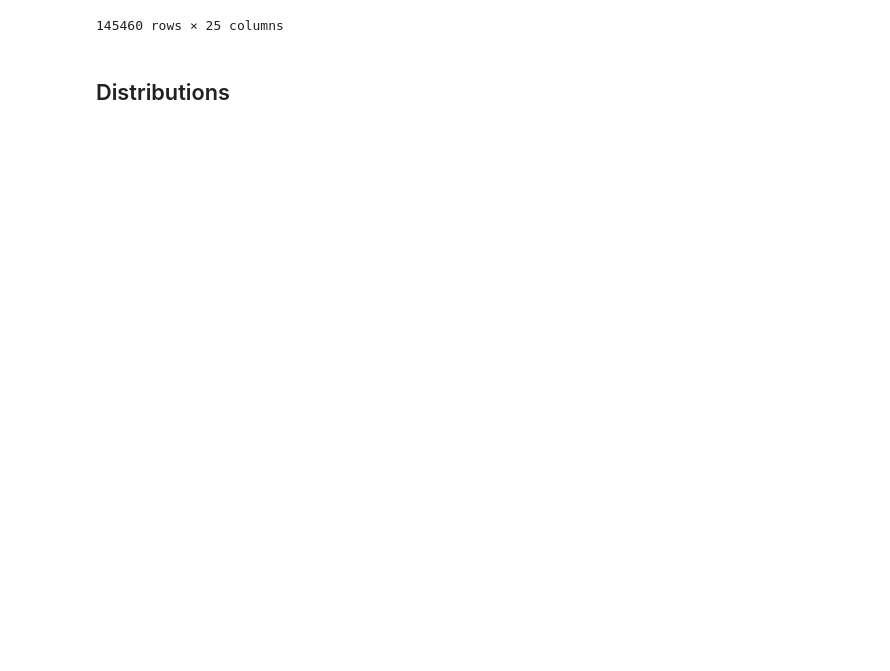
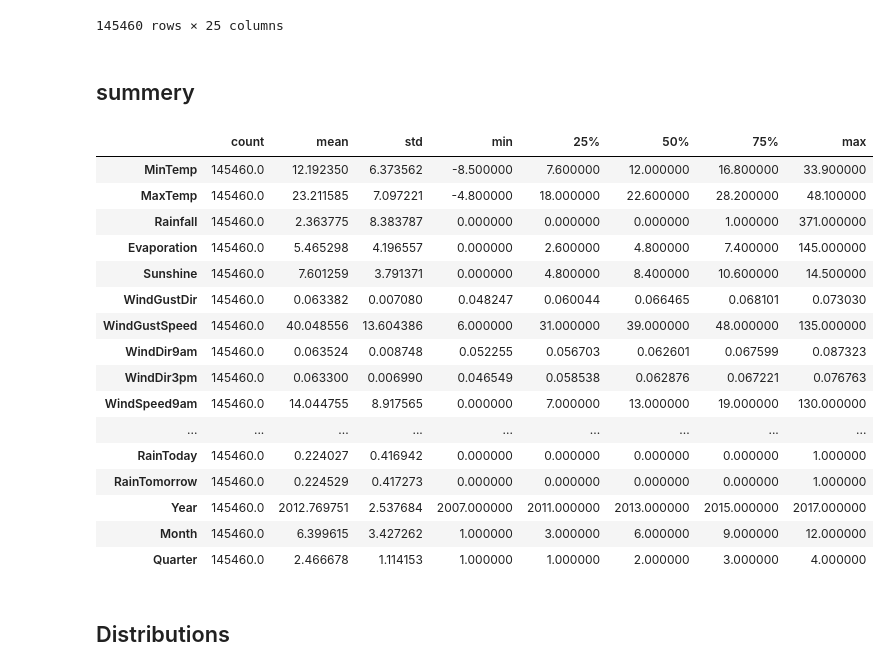
Before and after one commit to ashen007/Australia_rain_prediction, a Jupyter notebook: model/logistic model.ipynb, the cells around one changed output. Cells and saved outputs as stored; diff of their text form; code cells hidden in the pictures; blank space fills up the shorter version.

```diff
--- a/model/logistic model.ipynb
+++ b/model/logistic model.ipynb
@@ -81,6 +81,28 @@ data
 | 2017-06-24 | Uluru | 7.8 | 27.000000 | 0.0 | 9.2 | 8.7 | 0.069545 | 28.0 | 0.067599 | ... |
 | 2017-06-25 | Uluru | 14.9 | 30.383195 | 0.0 | 4.2 | 7.2 | 0.061240 | 50.0 | 0.056483 | ... |
 145460 rows × 25 columns
+# %% [markdown]
+## summery
+# %%
+data.describe().T
+# %% [output]
+|  | count | mean | std | min | 25% | 50% | 75% | max |
+| MinTemp | 145460.0 | 12.192350 | 6.373562 | -8.500000 | 7.600000 | 12.000000 | 16.800000 | 33.900000 |
+| MaxTemp | 145460.0 | 23.211585 | 7.097221 | -4.800000 | 18.000000 | 22.600000 | 28.200000 | 48.100000 |
+| Rainfall | 145460.0 | 2.363775 | 8.383787 | 0.000000 | 0.000000 | 0.000000 | 1.000000 | 371.000000 |
+| Evaporation | 145460.0 | 5.465298 | 4.196557 | 0.000000 | 2.600000 | 4.800000 | 7.400000 | 145.000000 |
+| Sunshine | 145460.0 | 7.601259 | 3.791371 | 0.000000 | 4.800000 | 8.400000 | 10.600000 | 14.500000 |
+| WindGustDir | 145460.0 | 0.063382 | 0.007080 | 0.048247 | 0.060044 | 0.066465 | 0.068101 | 0.073030 |
+| WindGustSpeed | 145460.0 | 40.048556 | 13.604386 | 6.000000 | 31.000000 | 39.000000 | 48.000000 | 135.000000 |
+| WindDir9am | 145460.0 | 0.063524 | 0.008748 | 0.052255 | 0.056703 | 0.062601 | 0.067599 | 0.087323 |
+| WindDir3pm | 145460.0 | 0.063300 | 0.006990 | 0.046549 | 0.058538 | 0.062876 | 0.067221 | 0.076763 |
+| WindSpeed9am | 145460.0 | 14.044755 | 8.917565 | 0.000000 | 7.000000 | 13.000000 | 19.000000 | 130.000000 |
+| ... | ... | ... | ... | ... | ... | ... | ... | ... |
+| RainToday | 145460.0 | 0.224027 | 0.416942 | 0.000000 | 0.000000 | 0.000000 | 0.000000 | 1.000000 |
+| RainTomorrow | 145460.0 | 0.224529 | 0.417273 | 0.000000 | 0.000000 | 0.000000 | 0.000000 | 1.000000 |
+| Year | 145460.0 | 2012.769751 | 2.537684 | 2007.000000 | 2011.000000 | 2013.000000 | 2015.000000 | 2017.000000 |
+| Month | 145460.0 | 6.399615 | 3.427262 | 1.000000 | 3.000000 | 6.000000 | 9.000000 | 12.000000 |
+| Quarter | 145460.0 | 2.466678 | 1.114153 | 1.000000 | 1.000000 | 2.000000 | 3.000000 | 4.000000 |
 # %% [markdown]
 ## Distributions
 # %%
```
Also changed, not shown: parts of 3 cells of this notebook.
